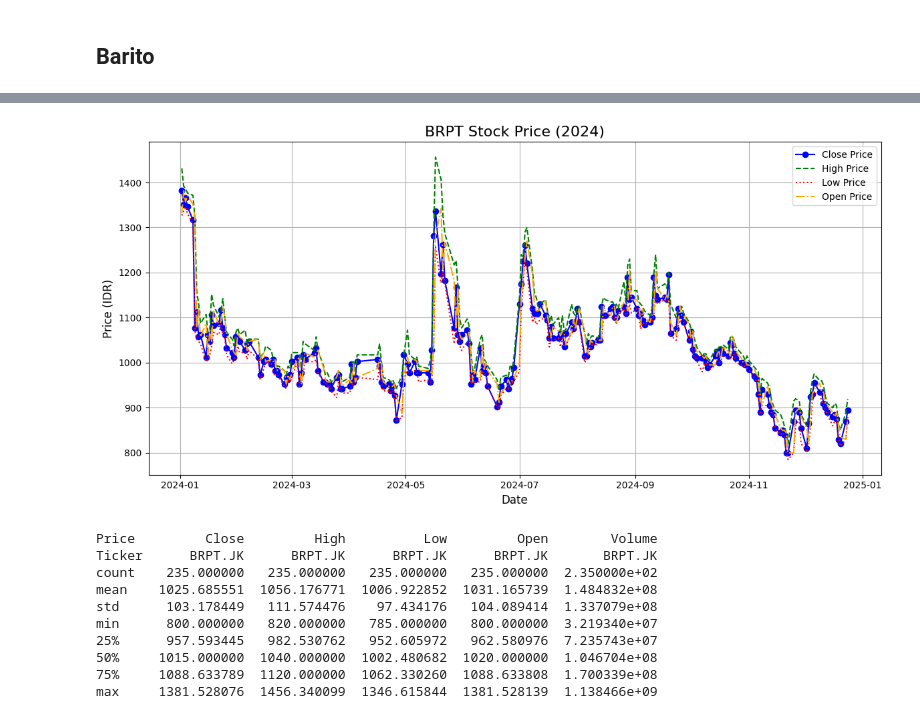
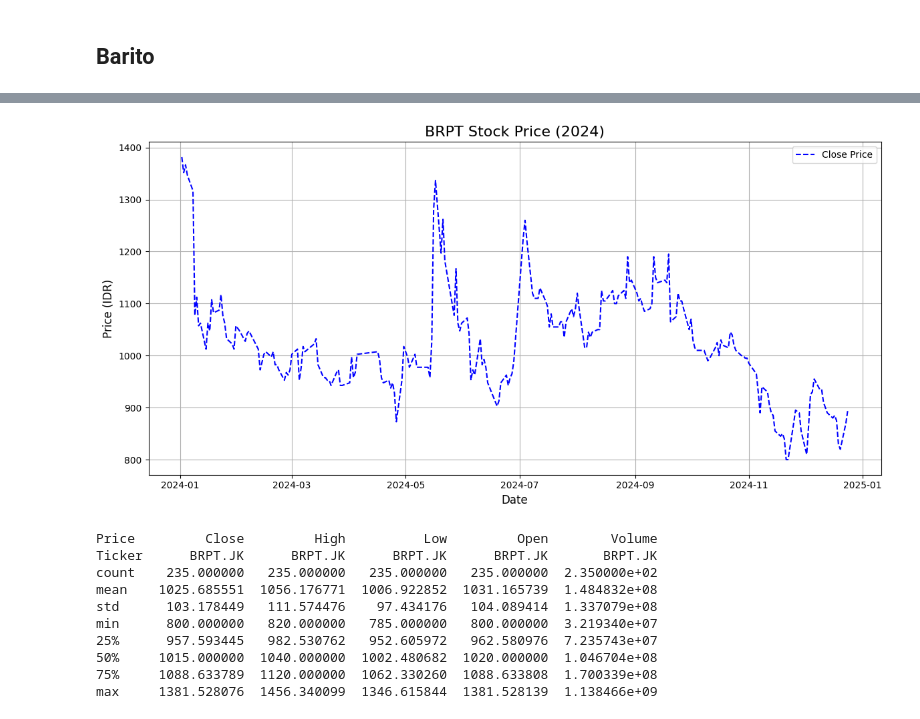
Before and after one commit to agungibr/random-walk-stock-market, a Jupyter notebook: random_walk.ipynb, the cells around one changed output, grey strips where cells are left out. Saved outputs shown, nothing was run; the diff lists cells and outputs as text; code cells hidden in the pictures.

```diff
--- a/random_walk.ipynb
+++ b/random_walk.ipynb
@@ -290,20 +290,20 @@ Date
 [235 rows x 5 columns]
 # %%
 plt.figure(figsize=(12, 6))
-plt.plot(barito.index, barito["Close"], label="Close Price", marker="o", color="blue")
-plt.plot(barito.index, barito["High"], label="High Price", linestyle="--", color="green")
-plt.plot(barito.index, barito["Low"], label="Low Price", linestyle=":", color="red")
-plt.plot(barito.index, barito["Open"], label="Open Price", linestyle="-.", color="orange")
+plt.plot(barito.index, barito["Close"], label="Close Price", linestyle="--", color="blue")
+#plt.plot(barito.index, barito["High"], label="High Price", linestyle="--", color="green")
+#plt.plot(barito.index, barito["Low"], label="Low Price", linestyle=":", color="red")
+#plt.plot(barito.index, barito["Open"], label="Open Price", linestyle="-.", color="orange")
 
 plt.title("BRPT Stock Price (2024)", fontsize=16)
 plt.xlabel("Date", fontsize=12)
 plt.ylabel("Price (IDR)", fontsize=12)
 plt.legend()
 plt.grid()
 plt.tight_layout()
 plt.show()
 # %% [output]
-[figure, old version]
+[figure, new version]
 # %%
 print(barito.describe())
 # %% [output]
```
Also changed, not shown: parts of 17 cells of this notebook.
